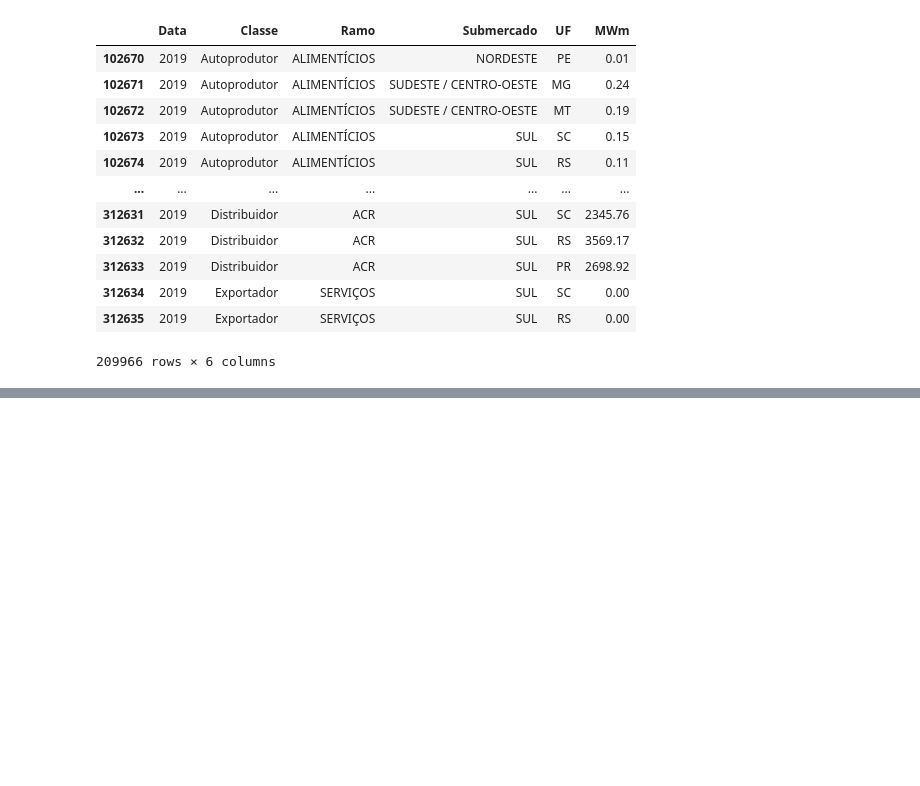
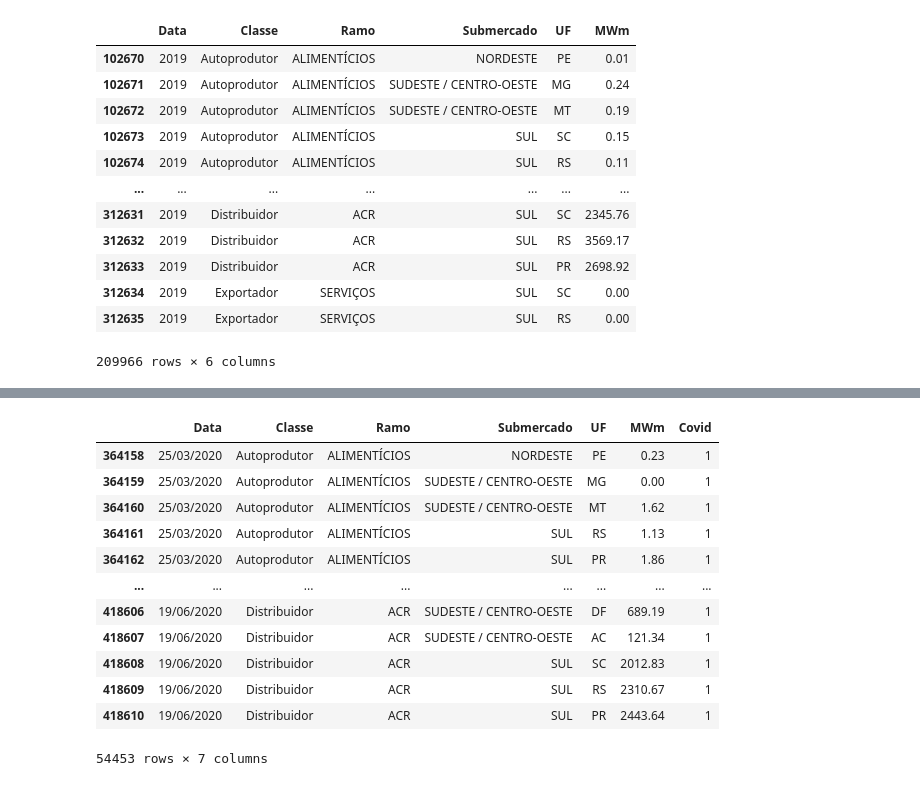
Before and after one commit to freireoliveira/tecnicas_1, a Jupyter notebook: Projeto_Tecnicas_Program1.ipynb, the cells around one changed output, grey strips where cells are left out. Drawn from its saved outputs; the diff is of its cells as text; code cells hidden in the pictures; blank space fills up the shorter version.

```diff
--- a/Projeto_Tecnicas_Program1.ipynb
+++ b/Projeto_Tecnicas_Program1.ipynb
@@ -246,0 +246,19 @@ fig.show()
+# %%
+#descobrindo os dias com COVID
+covid_days = list(set(table.loc[table['Covid'] == 1]['Data']))
+covid = table[table['Data'].isin(covid_days)]
+covid
+# %% [output]
+|  | Data | Classe | Ramo | Submercado | UF | MWm | Covid |
+| 364158 | 25/03/2020 | Autoprodutor | ALIMENTÍCIOS | NORDESTE | PE | 0.23 | 1 |
+| 364159 | 25/03/2020 | Autoprodutor | ALIMENTÍCIOS | SUDESTE / CENTRO-OESTE | MG | 0.00 | 1 |
+| 364160 | 25/03/2020 | Autoprodutor | ALIMENTÍCIOS | SUDESTE / CENTRO-OESTE | MT | 1.62 | 1 |
+| 364161 | 25/03/2020 | Autoprodutor | ALIMENTÍCIOS | SUL | RS | 1.13 | 1 |
+| 364162 | 25/03/2020 | Autoprodutor | ALIMENTÍCIOS | SUL | PR | 1.86 | 1 |
+| ... | ... | ... | ... | ... | ... | ... | ... |
+| 418606 | 19/06/2020 | Distribuidor | ACR | SUDESTE / CENTRO-OESTE | DF | 689.19 | 1 |
+| 418607 | 19/06/2020 | Distribuidor | ACR | SUDESTE / CENTRO-OESTE | AC | 121.34 | 1 |
+| 418608 | 19/06/2020 | Distribuidor | ACR | SUL | SC | 2012.83 | 1 |
+| 418609 | 19/06/2020 | Distribuidor | ACR | SUL | RS | 2310.67 | 1 |
+| 418610 | 19/06/2020 | Distribuidor | ACR | SUL | PR | 2443.64 | 1 |
+54453 rows × 7 columns
```
Also changed, not shown: parts of 13 cells of this notebook, 1 other file.
